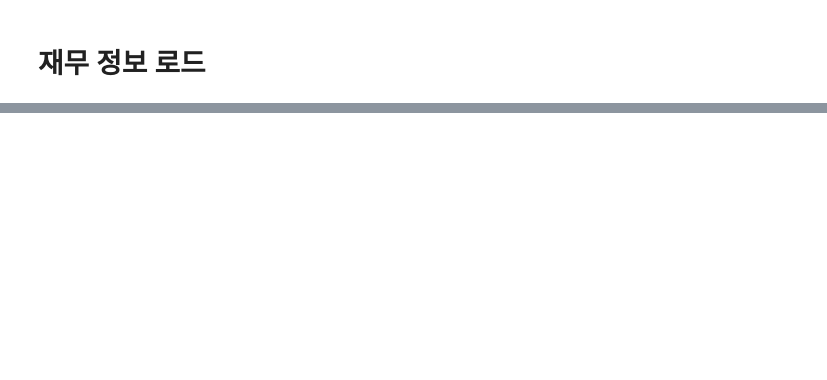
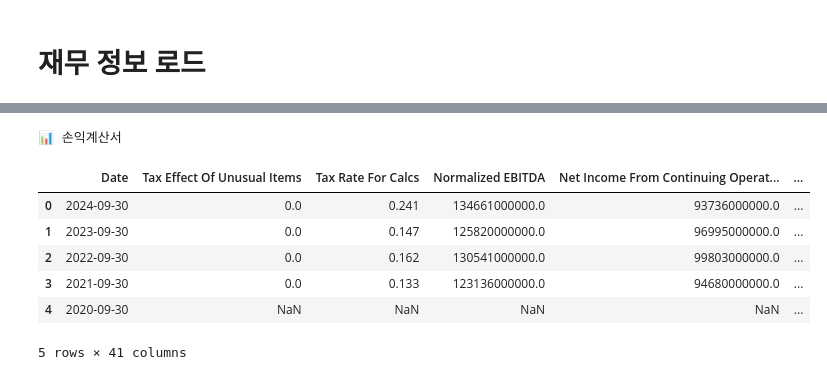
Before and after one commit to TrulySangwonDays/Side_project, a Jupyter notebook: ThemeStock_advanced/종목조회_US.ipynb, the cells around one changed output, grey strips where cells are left out. Saved outputs shown, nothing was run; the diff lists cells and outputs as text; code cells hidden in the pictures; blank space fills up the shorter version.

```diff
--- a/ThemeStock_advanced/종목조회_US.ipynb
+++ b/ThemeStock_advanced/종목조회_US.ipynb
@@ -177,0 +163,42 @@ df_final.head()
+# %%
+import yfinance as yf
+import pandas as pd
+
+def get_financial_statements(ticker_symbol):
+    ticker = yf.Ticker(ticker_symbol)
+
+    # --- 재무상태표 (Balance Sheet) ---
+    bs = ticker.balance_sheet
+    if not bs.empty:
+        bs_df = bs.transpose().reset_index().rename(columns={"index": "Date"})
+        bs_df["Ticker"] = ticker_symbol   # ✅ 티커 추가
+    else:
+        bs_df = pd.DataFrame()
+
+    # --- 손익계산서 (Income Statement) ---
+    fs = ticker.financials
+    if not fs.empty:
+        fs_df = fs.transpose().reset_index().rename(columns={"index": "Date"})
+        fs_df["Ticker"] = ticker_symbol   # ✅ 티커 추가
+    else:
+        fs_df = pd.DataFrame()
+
+    return bs_df, fs_df
+
+# 사용 예시
+bs_df, fs_df = get_financial_statements("AAPL")
+
+# print("📊 재무상태표")
+# print(bs_df.head(), "\n")
+
+print("📊 손익계산서")
+fs_df
+# %% [output]
+📊 손익계산서
+|  | Date | Tax Effect Of Unusual Items | Tax Rate For Calcs | Normalized EBITDA | Net Income From Continuing Operat... | ... |
+| 0 | 2024-09-30 | 0.0 | 0.241 | 134661000000.0 | 93736000000.0 | ... |
+| 1 | 2023-09-30 | 0.0 | 0.147 | 125820000000.0 | 96995000000.0 | ... |
+| 2 | 2022-09-30 | 0.0 | 0.162 | 130541000000.0 | 99803000000.0 | ... |
+| 3 | 2021-09-30 | 0.0 | 0.133 | 123136000000.0 | 94680000000.0 | ... |
+| 4 | 2020-09-30 | NaN | NaN | NaN | NaN | ... |
+5 rows × 41 columns
```
Also changed, not shown: parts of 5 cells of this notebook, 1 other file.
